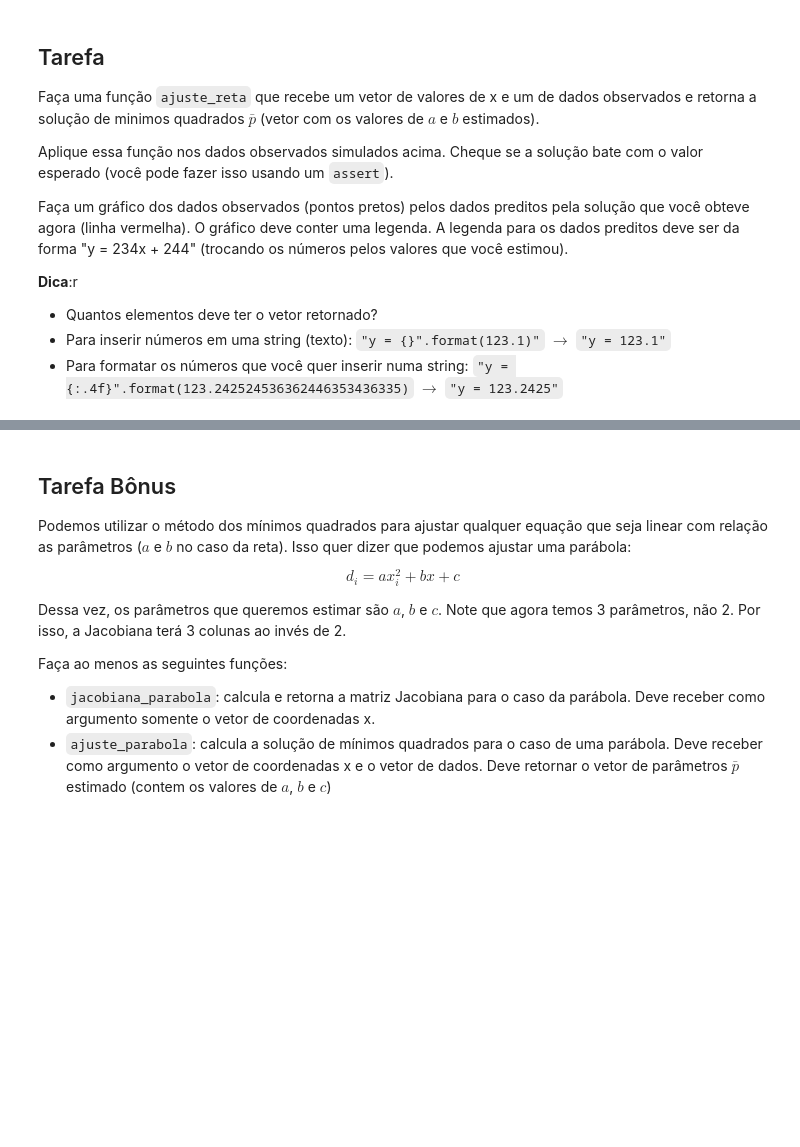
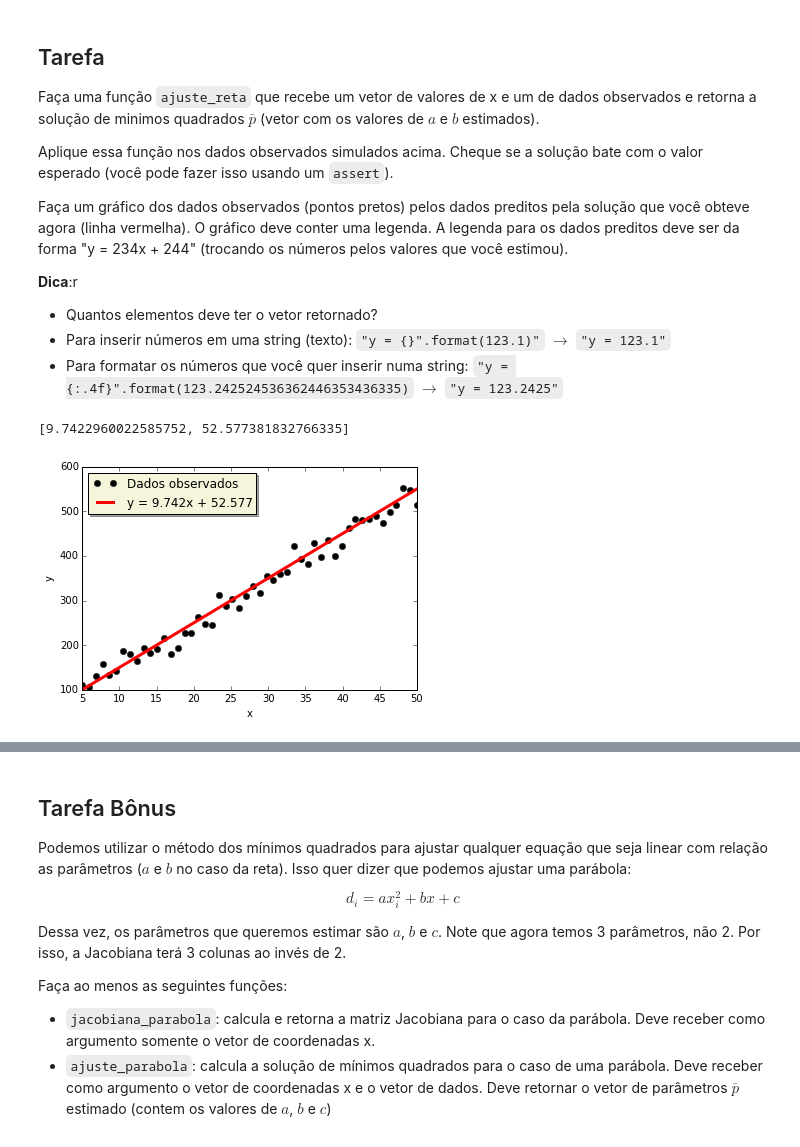
Before and after one commit to mat-esp-2015/minimos-quadrados-221b-baker-street-london, a Jupyter notebook: minimos-quadrados.ipynb, the cells around one changed output, grey strips where cells are left out. Saved outputs shown, nothing was run; the diff lists cells and outputs as text; code cells hidden in the pictures; blank space fills up the shorter version.

```diff
--- a/minimos-quadrados.ipynb
+++ b/minimos-quadrados.ipynb
@@ -359,3 +369,28 @@ Faça um gráfico dos dados observados (pontos pretos) pelos dados preditos pela
+# %%
+d = ajuste_reta(x,dados_obs)
+print(d)
+# %% [output]
+[9.7422960022585752, 52.577381832766335]
+# %%
+"a = {:.4f}".format(9.7422960022585752)
+"b = {:.4f}".format(52.577381832766335)
+y = a*x + b
+# %%
+# Cria um gráfico.
+plt.figure()
+# Plota os valores das coordenadas x, y em bolas pretas.
+plt.plot(x, dados_obs, "ok", label='Dados observados')
+plt.plot(x, y, "-r", linewidth=3, label='y = 9.742x + 52.577')
+#legenda
+legend = plt.legend(loc='upper left', shadow=True, fontsize='large')
+# Dá título ao eixo x.
+plt.xlabel("x")
+# Dá título ao eixo y.
+plt.ylabel("y")
+# Colocamos legenda bege porque somos diferenciados
+legend.get_frame().set_facecolor('#F5F5DC')
+# %% [output]
+[figure, added]
 # %% [markdown]
 ### Resultado esperado
 
```
Also changed, not shown: parts of 6 cells of this notebook.
